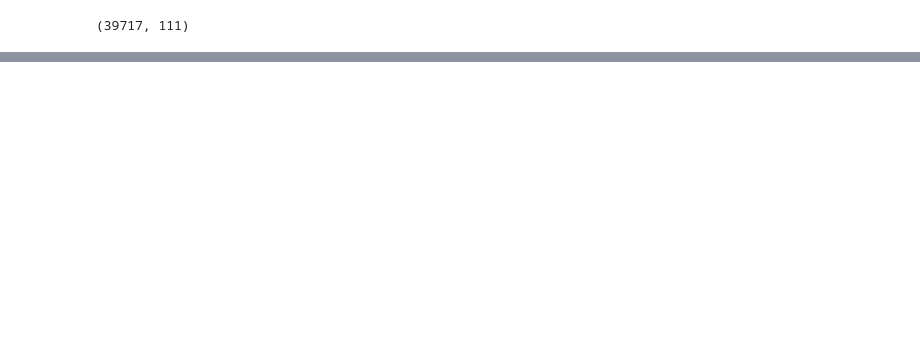
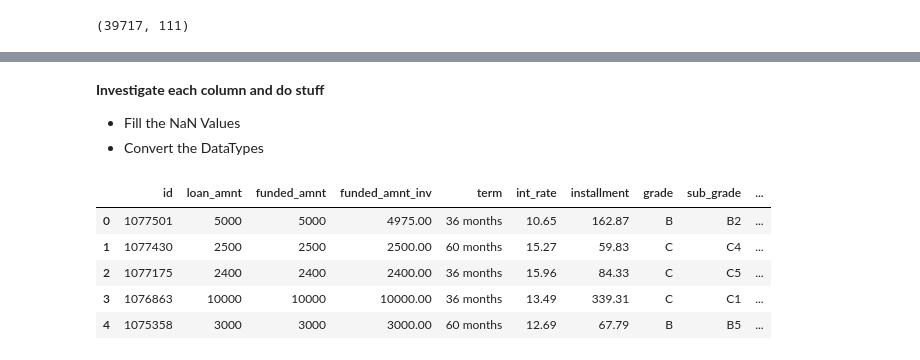
Before and after one commit to bhogasena/Loan_Default_Analysis, a Jupyter notebook: Loan_Default.ipynb, the cells around one changed output, grey strips where cells are left out. Saved outputs shown, nothing was run; the diff lists cells and outputs as text; code cells hidden in the pictures; blank space fills up the shorter version.

```diff
--- a/Loan_Default.ipynb
+++ b/Loan_Default.ipynb
@@ -119,0 +74,19 @@ KeyboardInterrupt: ignored
+# %%
+df_loan.drop(['member_id','emp_title','url','desc','zip_code'],axis=1,inplace=True)
+# %% [markdown]
+
+
+
+**Investigate each column and do stuff**
+
+*   Fill the NaN Values
+*   Convert the DataTypes
+# %%
+df_loan['emp_length'] = df_loan.emp_length.str.extract('(\d+)') # Convert Employment experience to number
+
+percent_cols=['int_rate','revol_util']
+df_loan[percent_cols] = df_loan[percent_cols].apply(lambda x: x.str.strip('%'));
+# %%
+df_loan.fillna({'emp_length':0,'title':'Unknown'},inplace=True)
+date_cols=['issue_d','last_pymnt_d']
+df_loan[date_cols] = df_loan[date_cols].apply(lambda x: pd.to_datetime(x,format='%b-%y'))
@@ -119,0 +96,9 @@ KeyboardInterrupt: ignored
+# %%
+df_loan.head()
+# %% [output]
+|  | id | loan_amnt | funded_amnt | funded_amnt_inv | term | int_rate | installment | grade | sub_grade | ... |
+| 0 | 1077501 | 5000 | 5000 | 4975.00 | 36 months | 10.65 | 162.87 | B | B2 | ... |
+| 1 | 1077430 | 2500 | 2500 | 2500.00 | 60 months | 15.27 | 59.83 | C | C4 | ... |
+| 2 | 1077175 | 2400 | 2400 | 2400.00 | 36 months | 15.96 | 84.33 | C | C5 | ... |
+| 3 | 1076863 | 10000 | 10000 | 10000.00 | 36 months | 13.49 | 339.31 | C | C1 | ... |
+| 4 | 1075358 | 3000 | 3000 | 3000.00 | 60 months | 12.69 | 67.79 | B | B5 | ... |
```
Also changed, not shown: parts of 42 cells of this notebook.
